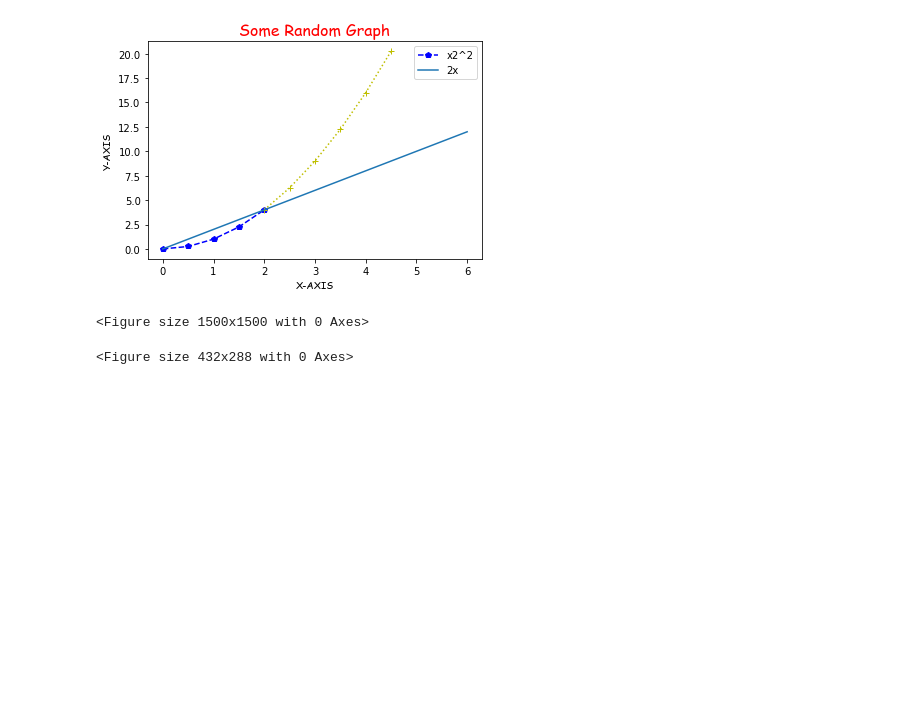
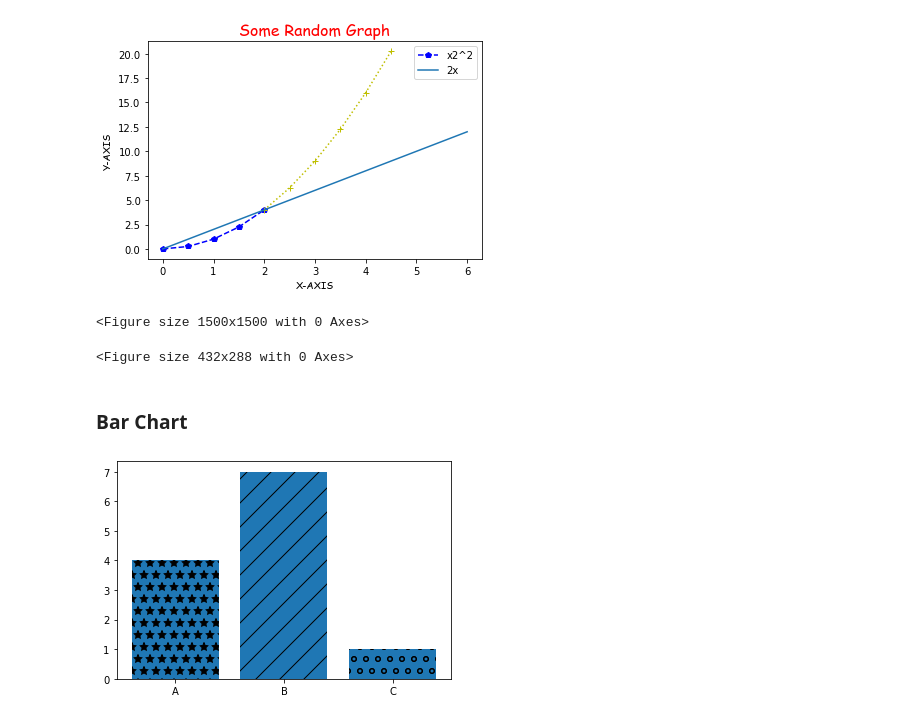
Before and after one commit to pathak-gaurav/python-matplotlib-12-may-2020, a Jupyter notebook: matplotlib-practice.ipynb, the cells around one changed output. Cells and saved outputs as stored; diff of their text form; code cells hidden in the pictures; blank space fills up the shorter version.

Commit message:
Bar Chart

```diff
--- a/matplotlib-practice.ipynb
+++ b/matplotlib-practice.ipynb
@@ -118,3 +118,15 @@ plt.savefig('some_random_graph.png',dpi=100)
 [figure]
 <Figure size 1500x1500 with 0 Axes>
 <Figure size 432x288 with 0 Axes>
+# %% [markdown]
+### Bar Chart
+# %%
+label = ['A','B','C']
+values = [4,7,1]
+bars = plt.bar(label,values)
+
+bars[0].set_hatch('*')
+bars[1].set_hatch('/')
+bars[2].set_hatch('o')
+# %% [output]
+[figure, added]
```
